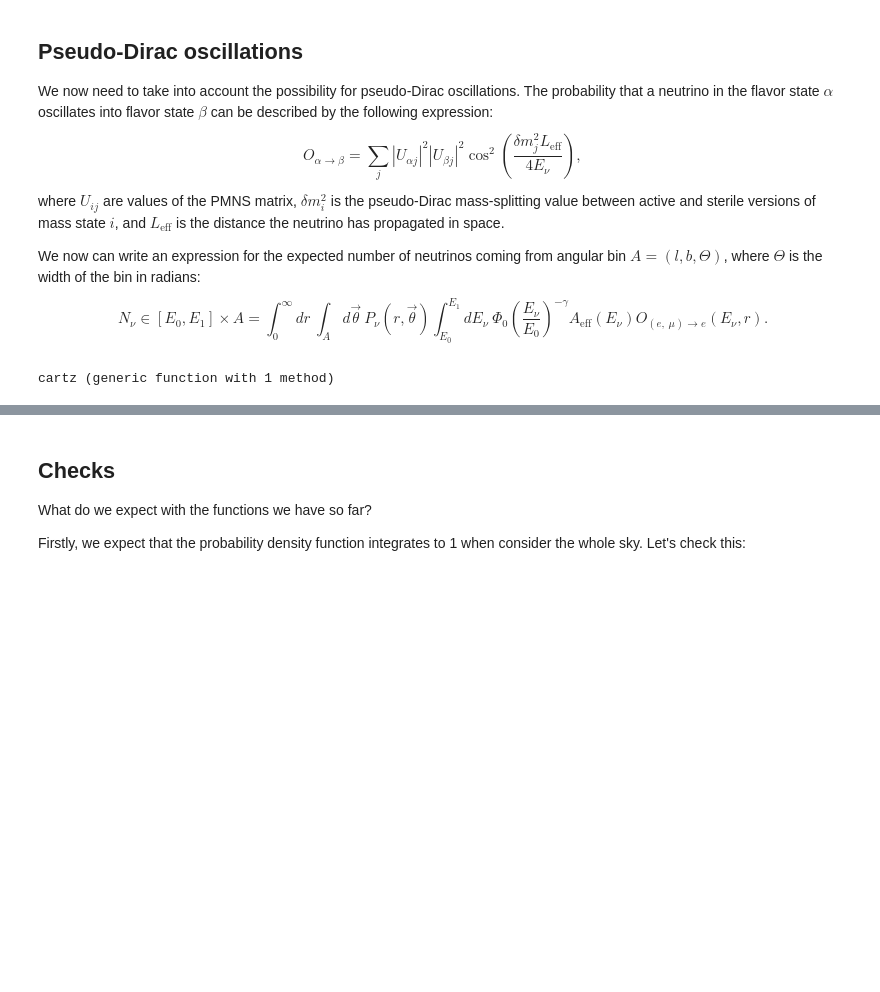
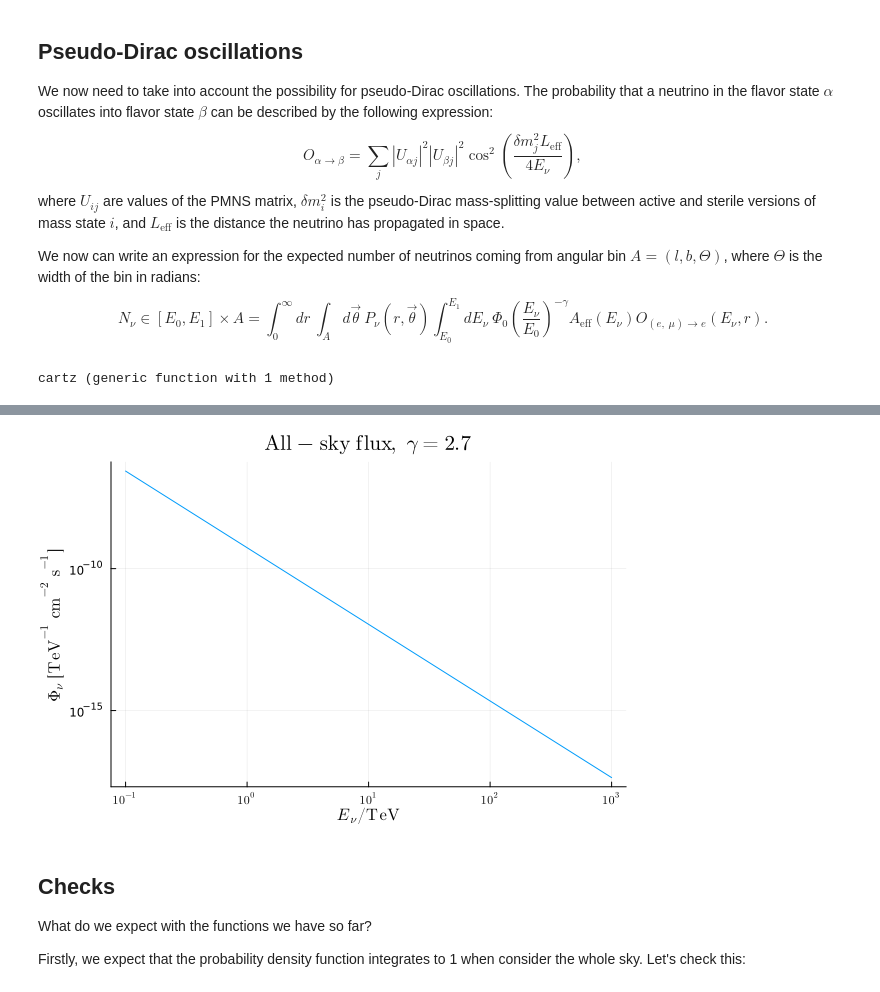
Before and after one commit to mymacd2/pseudo-DIrac-GC-sensitivities, a Jupyter notebook: updated_allsky_sensitivities.ipynb, the cells around one changed output, grey strips where cells are left out. Drawn from its saved outputs; the diff is of its cells as text; code cells hidden in the pictures; blank space fills up the shorter version.

```diff
--- a/updated_allsky_sensitivities.ipynb
+++ b/updated_allsky_sensitivities.ipynb
@@ -250,3 +285,28 @@ cartz (generic function with 1 method)
+# %%
+# Plotting flux
+
+function allskyfluxnoeffarea(et, γ)
+    ϕ₀ = 21.8e-16
+    e0 = 100
+    flx = ϕ₀ * (et/e0)^(-γ) # * effarea(et) * 10000
+end
+
+logesample = range(-1, 3, 1000)
+esample = 10 .^ logesample
+
+plot(
+    esample,
+    allskyfluxnoeffarea.(esample, 2.7),
+    xscale=:log10,
+    xticks=([1e-1, 1e0, 1e1, 1e2, 1e3], [L"10^{-1}" L"10^{0}" L"10^1" L"10^2" L"10^3"]),
+    yscale=:log10,
+    xlabel=L"E_{\nu} / \mathrm{TeV}",
+    ylabel=L"\Phi_{\nu}~[\mathrm{TeV}^{-1}~\mathrm{cm}^{-2}~\mathrm{s}^{-1}]",
+    label=false,
+    title=L"\mathrm{All-sky~flux},~\gamma = 2.7"
+)
+# %% [output]
+[figure, added]
 # %% [markdown]
 <h2>Checks</h2>
 
```
Also changed, not shown: parts of 15 cells of this notebook.
